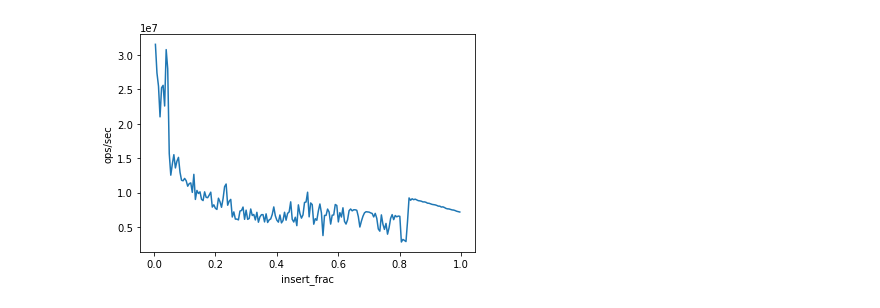
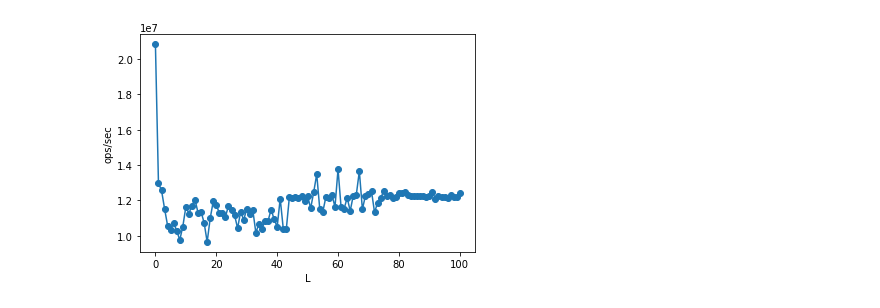
Before and after one commit to BU-DiSC/BenchLex, a Jupyter notebook: benchlex/plotting.ipynb, the cells around one changed output. Drawn from its saved outputs; the diff is of its cells as text; code cells hidden in the pictures.

Commit message:
Plot K,L sortedness

```diff
--- a/benchlex/plotting.ipynb
+++ b/benchlex/plotting.ipynb
@@ -1,17 +1,18 @@
 # %%
 import matplotlib.pyplot as plt
 import numpy as np
 import pandas as pd
 
-columns = ["insert_frac", "ops/sec"]
+columns = ["L", "ops/sec"]
 df = pd.read_csv("data.csv", usecols=columns)
 
-x = df['insert_frac'].to_numpy()
+x = df['L'].to_numpy()
 y = df['ops/sec'].to_numpy()
 
 plt.plot(x,y)
-plt.xlabel("insert_frac")
+plt.scatter(x,y)
+plt.xlabel("L")
 plt.ylabel("ops/sec")
 plt.show()
 # %% [output]
-[figure, old version]
+[figure, new version]
```
Also changed, not shown: parts of 1 cell of this notebook.
